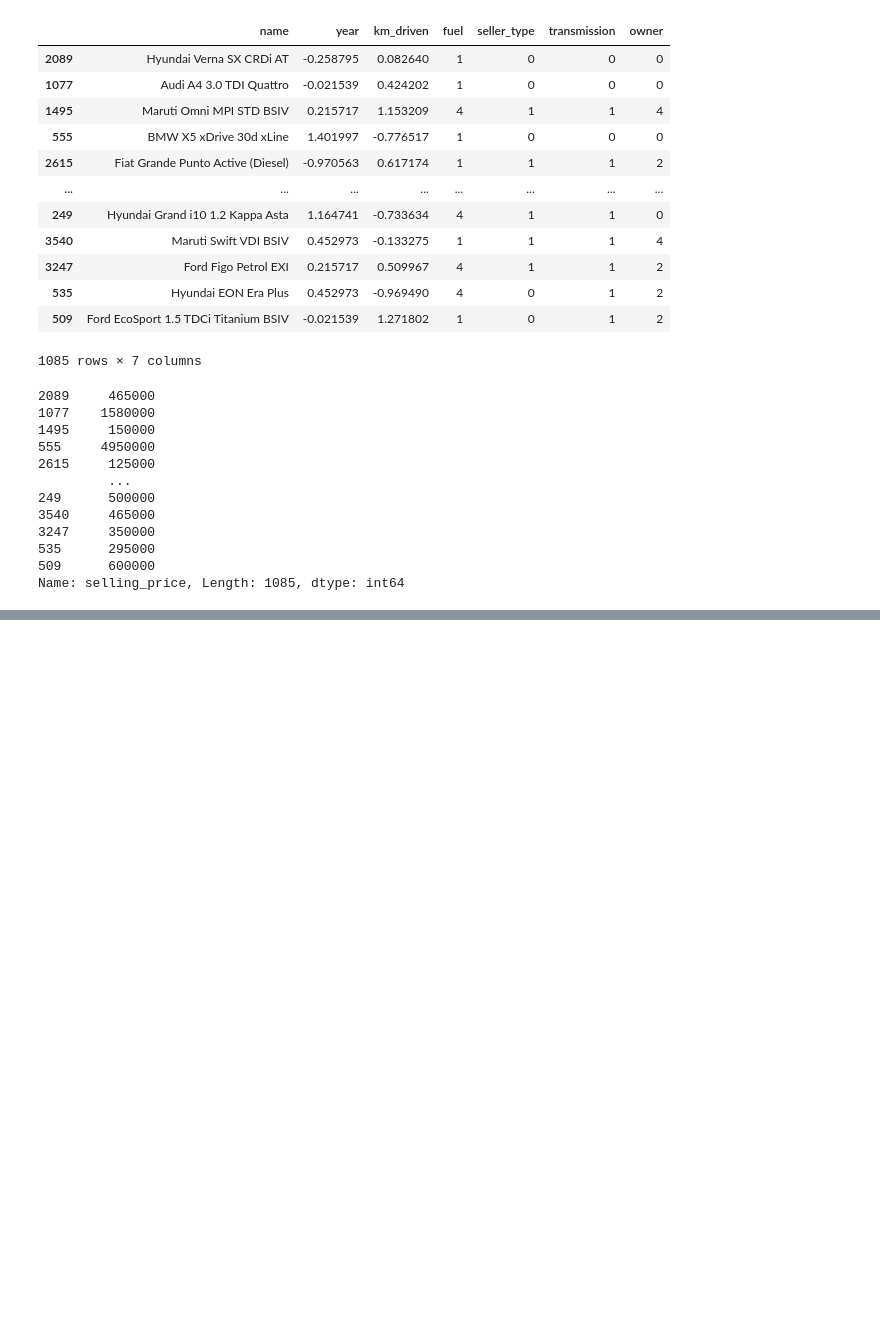
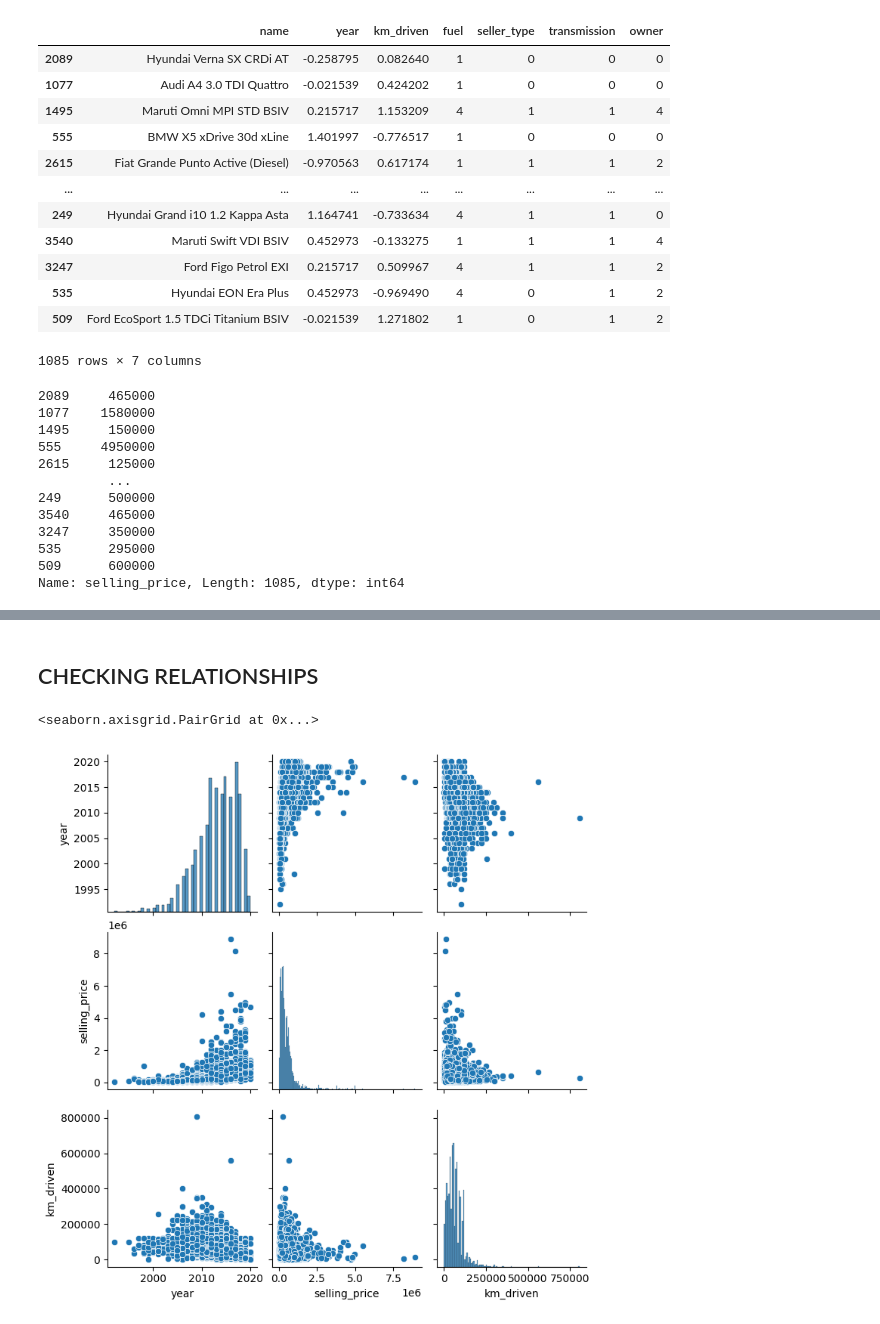
Before and after one commit to sanchalee19/ML-sem-6, a Jupyter notebook: cars.ipynb, the cells around one changed output, grey strips where cells are left out. Drawn from its saved outputs; the diff is of its cells as text; code cells hidden in the pictures; blank space fills up the shorter version.

```diff
--- a/cars.ipynb
+++ b/cars.ipynb
@@ -256,0 +285,7 @@ Name: selling_price, Length: 1085, dtype: int64
+# %% [markdown]
+## CHECKING RELATIONSHIPS
+# %%
+sns.pairplot(df)
+# %% [output]
+<seaborn.axisgrid.PairGrid at 0x...>
+[figure, added]
```
Also changed, not shown: parts of 7 cells of this notebook.
